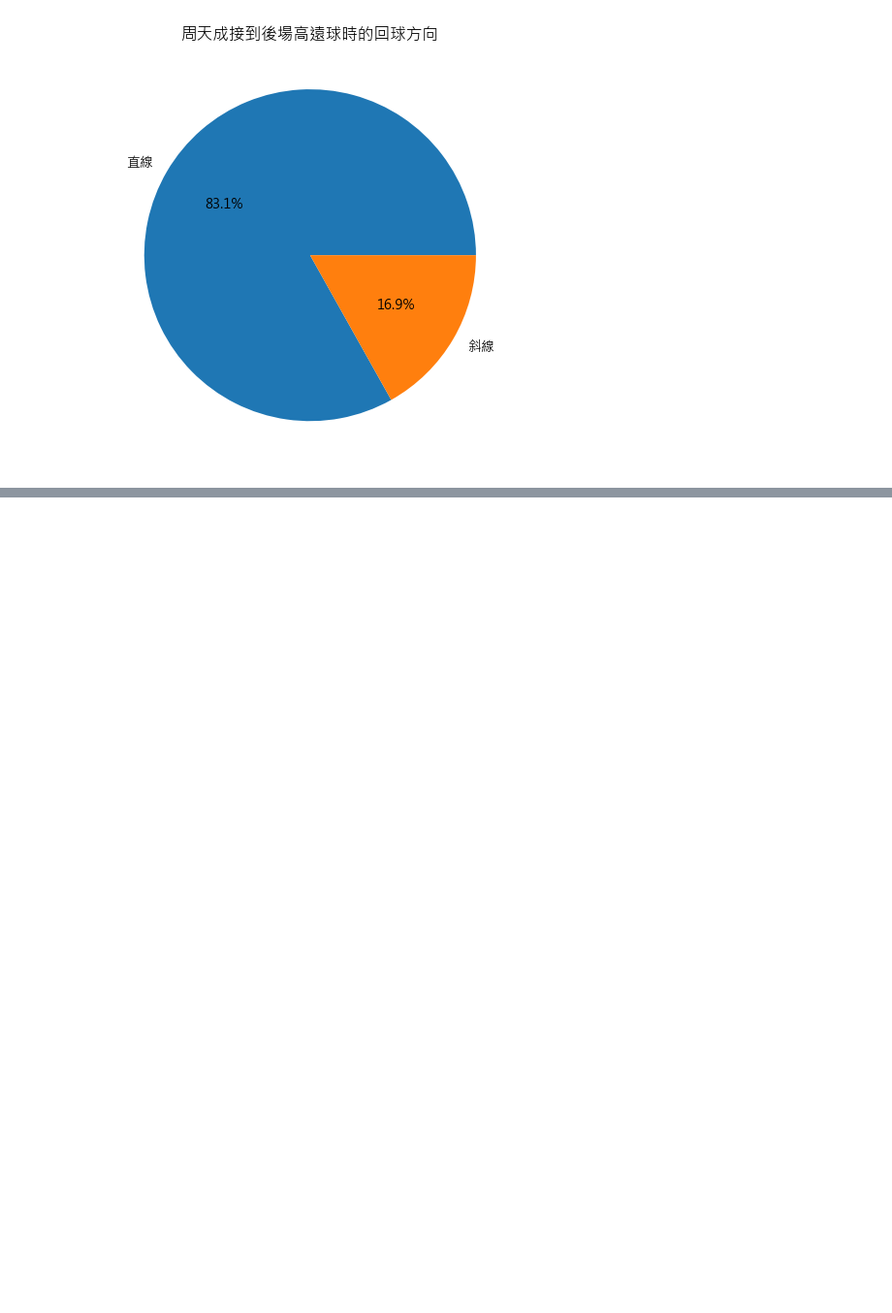
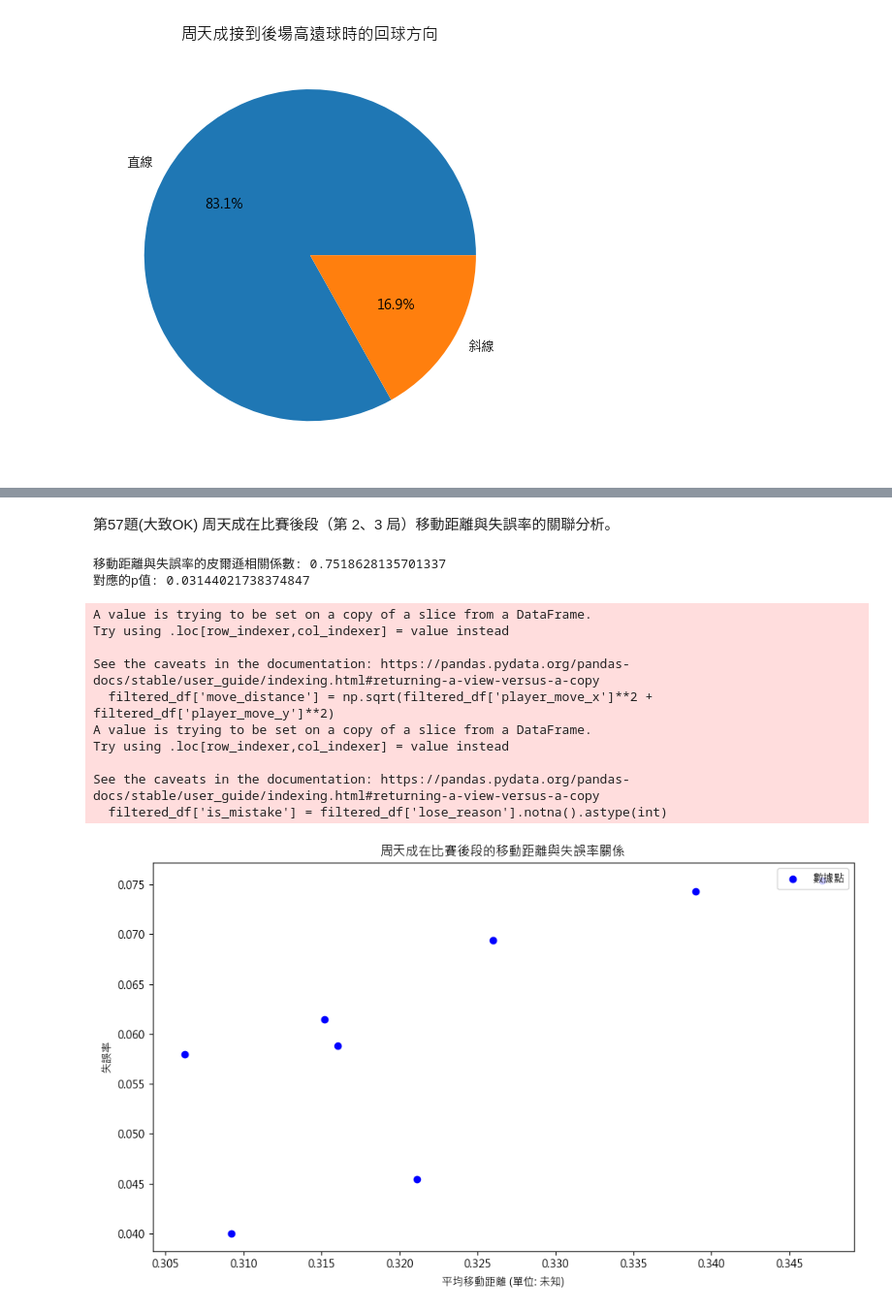
Before and after one commit to DanielTeng0811/BadmintonAI, a Jupyter notebook: question_ans_final.ipynb, the cells around one changed output, grey strips where cells are left out. Shown at 97% size. Cells and saved outputs as stored; diff of their text form; code cells hidden in the pictures; blank space fills up the shorter version.

```diff
--- a/question_ans_final.ipynb
+++ b/question_ans_final.ipynb
@@ -3057,0 +3232,71 @@ See the caveats in the documentation: https://pandas.pydata.org/pandas-docs/stab
+# %% [markdown]
+第57題(大致OK)
+周天成在比賽後段（第 2、3 局）移動距離與失誤率的關聯分析。
+# %%
+import numpy as np
+import pandas as pd
+import platform
+import matplotlib.pyplot as plt
+from scipy.stats import pearsonr
+
+# 字體設定
+s = platform.system()
+plt.rcParams['font.sans-serif'] = ['Arial Unicode MS', 'PingFang TC'] if s=='Darwin' else ['Microsoft JhengHei', 'SimHei'] if s=='Windows' else ['WenQuanYi Zen Hei']
+plt.rcParams['axes.unicode_minus'] = False
+
+# 確認 df 不為空
+if len(df) > 0:
+    # 篩選比賽後段的數據
+    filtered_df = df[(df['set'].isin([2, 3])) & (df['player'] == 'CHOU Tien Chen')]
+
+    # 計算每球的移動距離
+    filtered_df['move_distance'] = np.sqrt(filtered_df['player_move_x']**2 + filtered_df['player_move_y']**2)
+
+    # 計算失誤數量
+    filtered_df['is_mistake'] = filtered_df['lose_reason'].notna().astype(int)
+
+    # 進行逐局分組計算
+    grouped_by_set = filtered_df.groupby(['match_id', 'set'])
+
+    # 計算每局的平均移動距離與失誤率
+    move_distance_by_set = grouped_by_set['move_distance'].mean()
+    mistake_rate_by_set = grouped_by_set['is_mistake'].mean()
+
+    # 合併計算結果為 DataFrame
+    analysis_df = pd.DataFrame({
+        'average_move_distance': move_distance_by_set,
+        'mistake_rate': mistake_rate_by_set
+    }).reset_index()
+
+    # 相關性分析
+    correlation, p_value = pearsonr(analysis_df['average_move_distance'], analysis_df['mistake_rate'])
+
+    # 打印相關性指標
+    print(f'移動距離與失誤率的皮爾遜相關係數: {correlation}')
+    print(f'對應的p值: {p_value}')
+
+    # 可視化移動距離與失誤率的關係
+    fig, ax = plt.subplots(figsize=(10, 6))
+
+    ax.scatter(analysis_df['average_move_distance'], analysis_df['mistake_rate'], color='b', label='數據點')
+    ax.set_title('周天成在比賽後段的移動距離與失誤率關係')
+    ax.set_xlabel('平均移動距離 (單位: 未知)')
+    ax.set_ylabel('失誤率')
+    ax.legend(loc='upper right')
+    plt.tight_layout()
+else:
+    print("數據集為空，無法進行分析。")
+# %% [output]
+移動距離與失誤率的皮爾遜相關係數: 0.7518628135701337
+對應的p值: 0.03144021738374847
+A value is trying to be set on a copy of a slice from a DataFrame.
+Try using .loc[row_indexer,col_indexer] = value instead
+
+See the caveats in the documentation: https://pandas.pydata.org/pandas-docs/stable/user_guide/indexing.html#returning-a-view-versus-a-copy
+  filtered_df['move_distance'] = np.sqrt(filtered_df['player_move_x']**2 + filtered_df['player_move_y']**2)
+A value is trying to be set on a copy of a slice from a DataFrame.
+Try using .loc[row_indexer,col_indexer] = value instead
+
+See the caveats in the documentation: https://pandas.pydata.org/pandas-docs/stable/user_guide/indexing.html#returning-a-view-versus-a-copy
+  filtered_df['is_mistake'] = filtered_df['lose_reason'].notna().astype(int)
+[figure, added]
```
Also changed, not shown: parts of 12 cells of this notebook, 3 other files.
